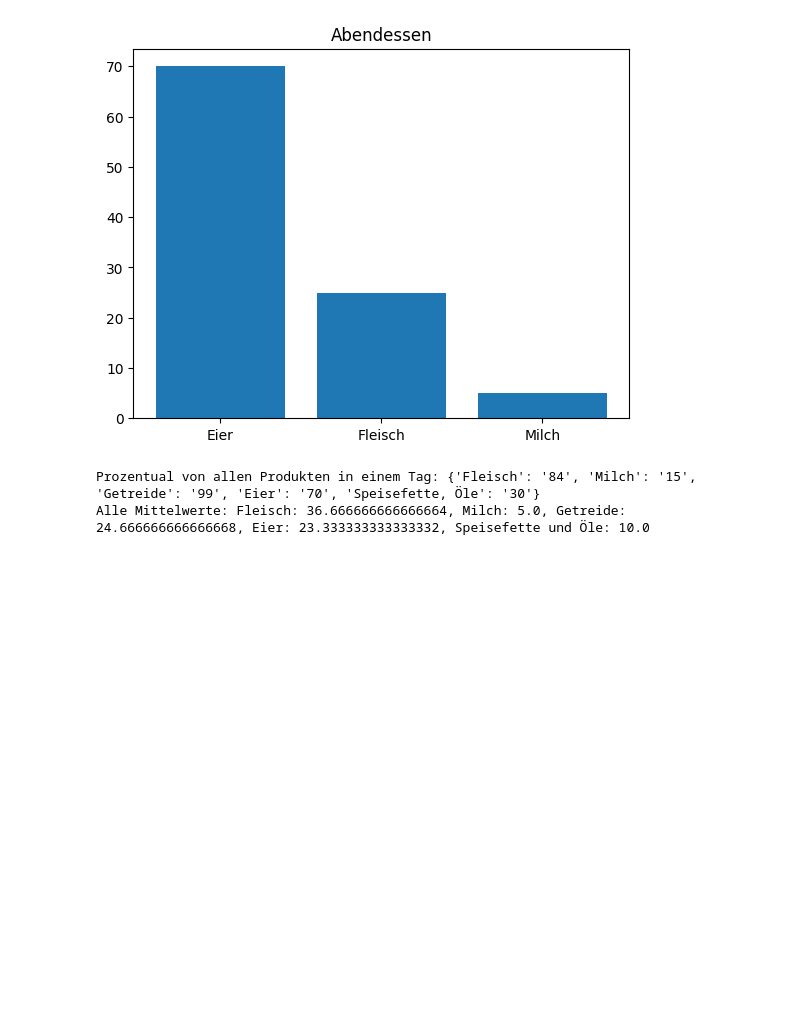
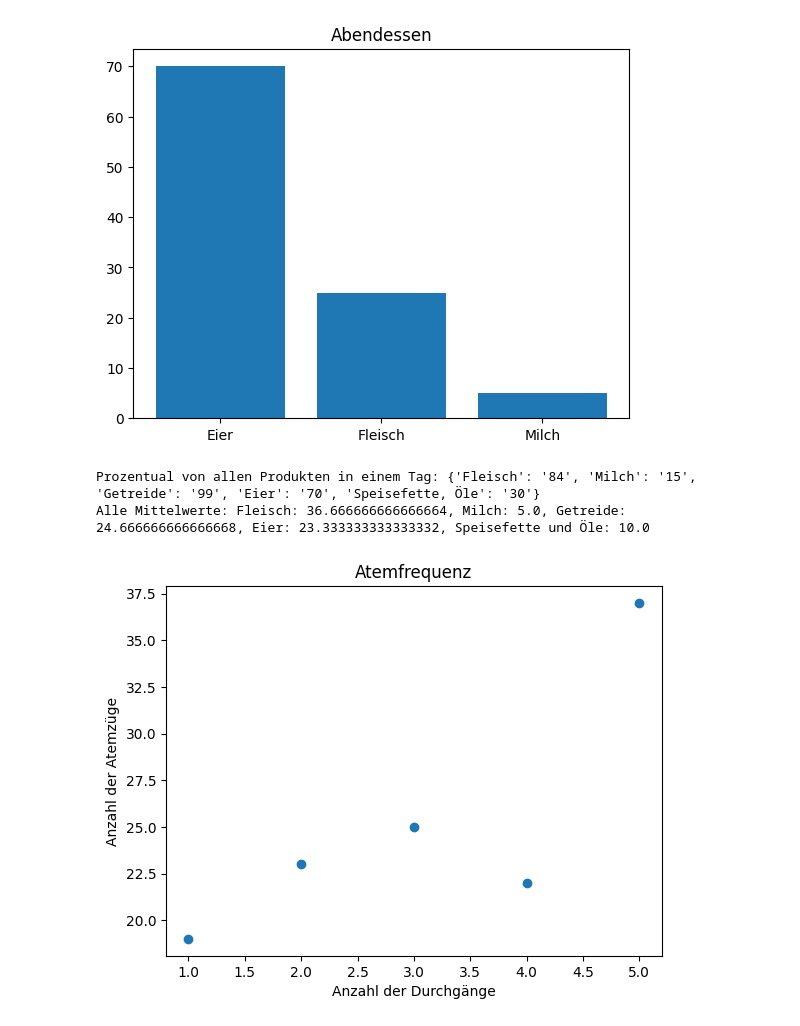
Before and after one commit to DonPedroDado/VSCode, a Jupyter notebook: biologie.ipynb, the cells around one changed output. Cells and saved outputs as stored; diff of their text form; code cells hidden in the pictures; blank space fills up the shorter version.

```diff
--- a/biologie.ipynb
+++ b/biologie.ipynb
@@ -110,3 +110,13 @@ print(f"Alle Mittelwerte: Fleisch: {Fleisch_mean}, Milch: {Milch_mean}, Getreide
 # %% [output]
 Prozentual von allen Produkten in einem Tag: {'Fleisch': '84', 'Milch': '15', 'Getreide': '99', 'Eier': '70', 'Speisefette, Öle': '30'}
 Alle Mittelwerte: Fleisch: 36.666666666666664, Milch: 5.0, Getreide: 24.666666666666668, Eier: 23.333333333333332, Speisefette und Öle: 10.0
+# %%
+Durchgang=np.array([1,2,3,4,5])
+Anzahl_der_Atemzuege=np.array([19,23,25,22,37])
+plt.scatter(Durchgang,Anzahl_der_Atemzuege)
+plt.xlabel("Anzahl der Durchgänge")
+plt.ylabel("Anzahl der Atemzüge")
+plt.title("Atemfrequenz")
+plt.show()
+# %% [output]
+[figure, added]
```
Also changed, not shown: parts of 2 cells of this notebook, 6 other files.
